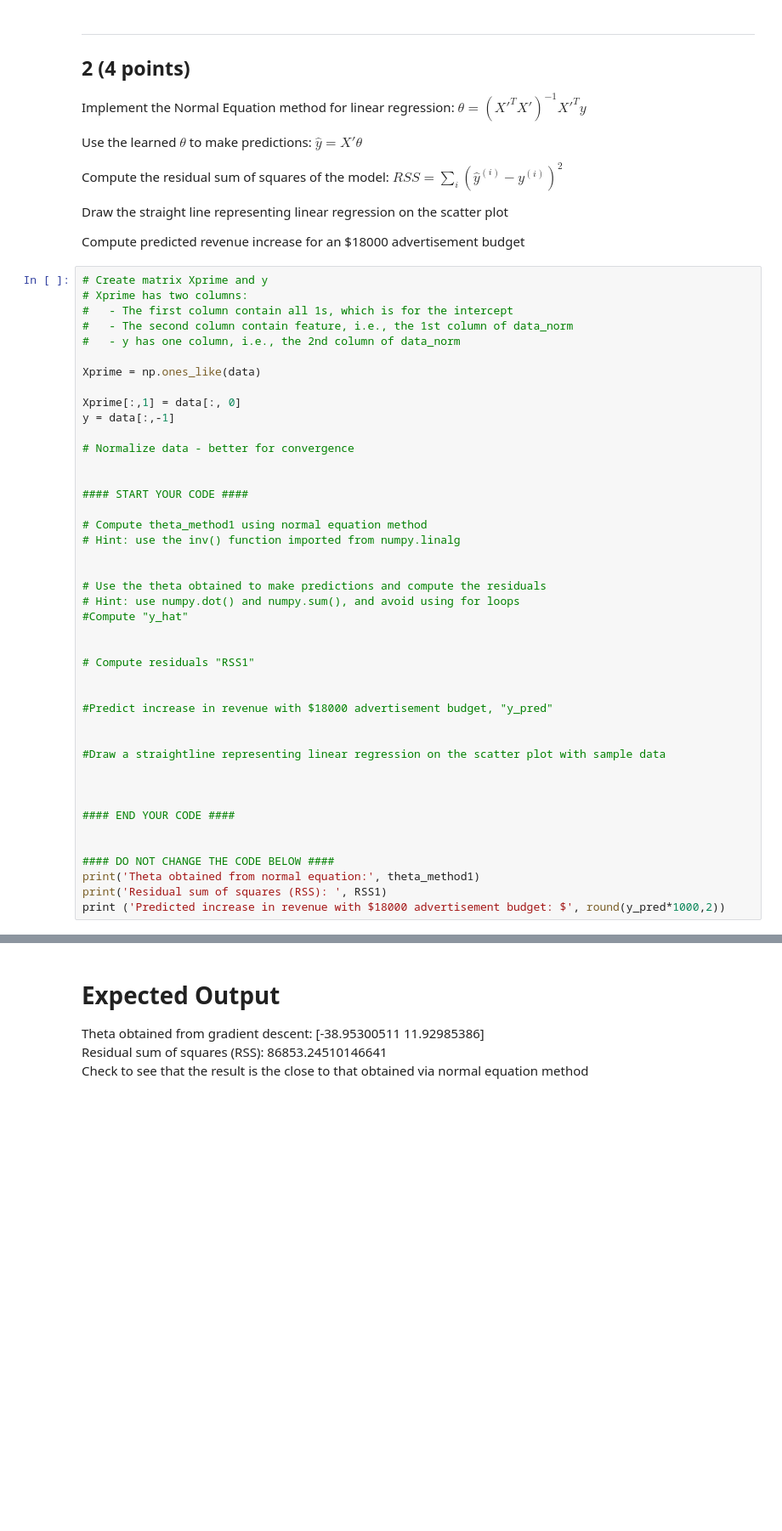
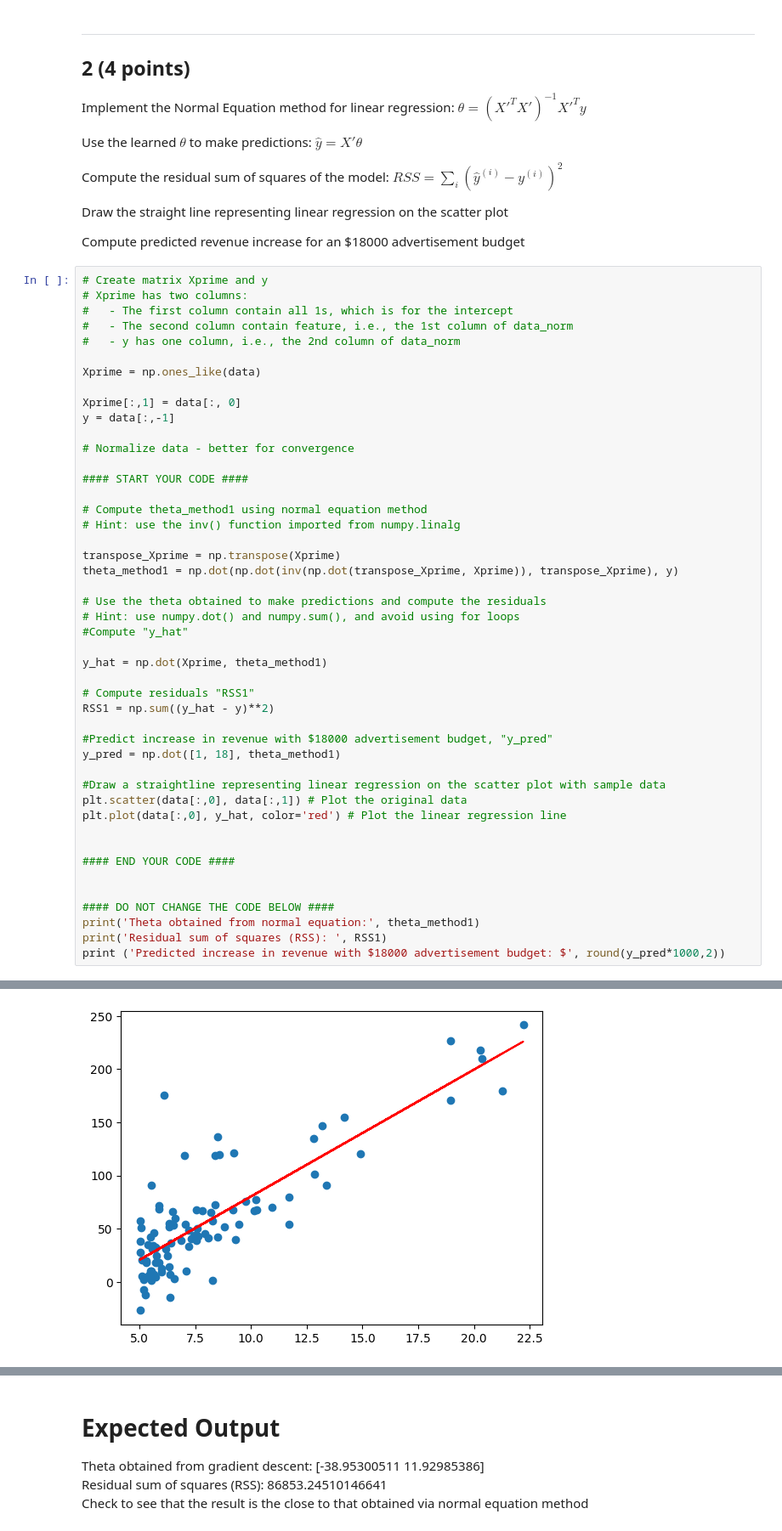
Before and after one commit to pinheiroju/Machine-Learning, a Jupyter notebook: A2/A2_Linear_Regression_JulianaPinheiro.ipynb, the cells around one changed output, grey strips where cells are left out. Shown at 85% size. Saved outputs shown, nothing was run; the diff lists cells and outputs as text; blank space fills up the shorter version.

```diff
--- a/A2/A2_Linear_Regression_JulianaPinheiro.ipynb
+++ b/A2/A2_Linear_Regression_JulianaPinheiro.ipynb
@@ -93,26 +96,29 @@ y = data[:,-1]
 
 # Normalize data - better for convergence
 
-
 #### START YOUR CODE ####
 
 # Compute theta_method1 using normal equation method
 # Hint: use the inv() function imported from numpy.linalg
 
+transpose_Xprime = np.transpose(Xprime)
+theta_method1 = np.dot(np.dot(inv(np.dot(transpose_Xprime, Xprime)), transpose_Xprime), y)
 
 # Use the theta obtained to make predictions and compute the residuals
 # Hint: use numpy.dot() and numpy.sum(), and avoid using for loops
 #Compute "y_hat"
 
+y_hat = np.dot(Xprime, theta_method1)
 
 # Compute residuals "RSS1"
-
+RSS1 = np.sum((y_hat - y)**2)
 
 #Predict increase in revenue with $18000 advertisement budget, "y_pred"
-
+y_pred = np.dot([1, 18], theta_method1)
 
 #Draw a straightline representing linear regression on the scatter plot with sample data
-
+plt.scatter(data[:,0], data[:,1]) # Plot the original data
+plt.plot(data[:,0], y_hat, color='red') # Plot the linear regression line
 
 
 #### END YOUR CODE ####
@@ -122,3 +128,4 @@ y = data[:,-1]
 print('Theta obtained from normal equation:', theta_method1)
 print('Residual sum of squares (RSS): ', RSS1)
 print ('Predicted increase in revenue with $18000 advertisement budget: $', round(y_pred*1000,2))
+# %% [output]
@@ -125,3 +135,4 @@ print ('Predicted increase in revenue with $18000 advertisement budget: $', roun
+[figure, added]
 # %% [markdown]
 # Expected Output
 
```
Also changed, not shown: parts of 7 cells of this notebook, 5 other files.
